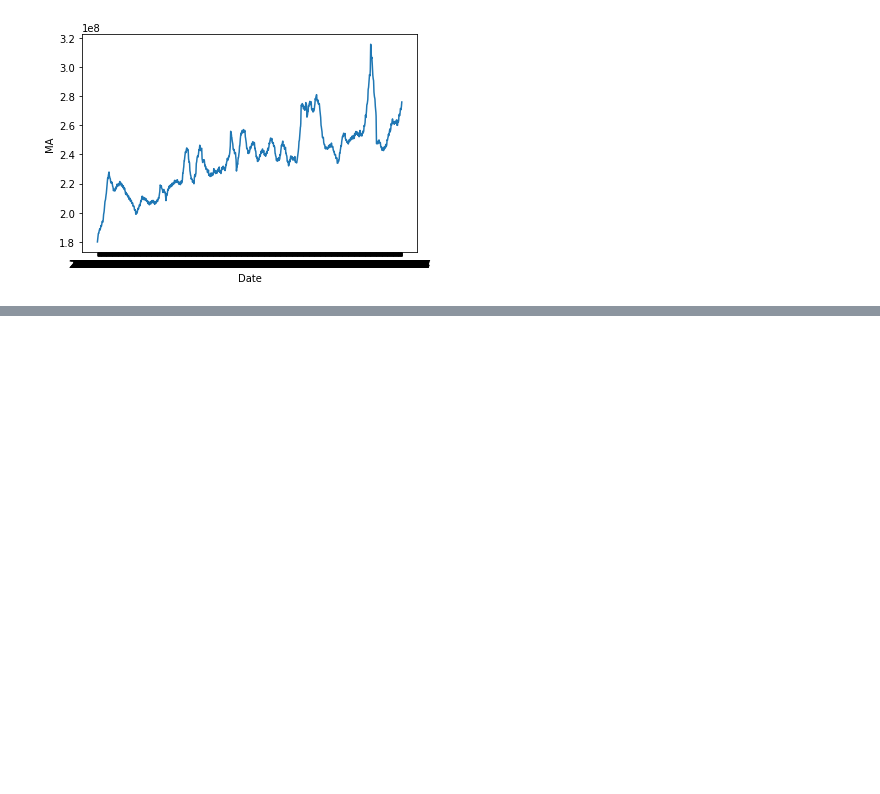
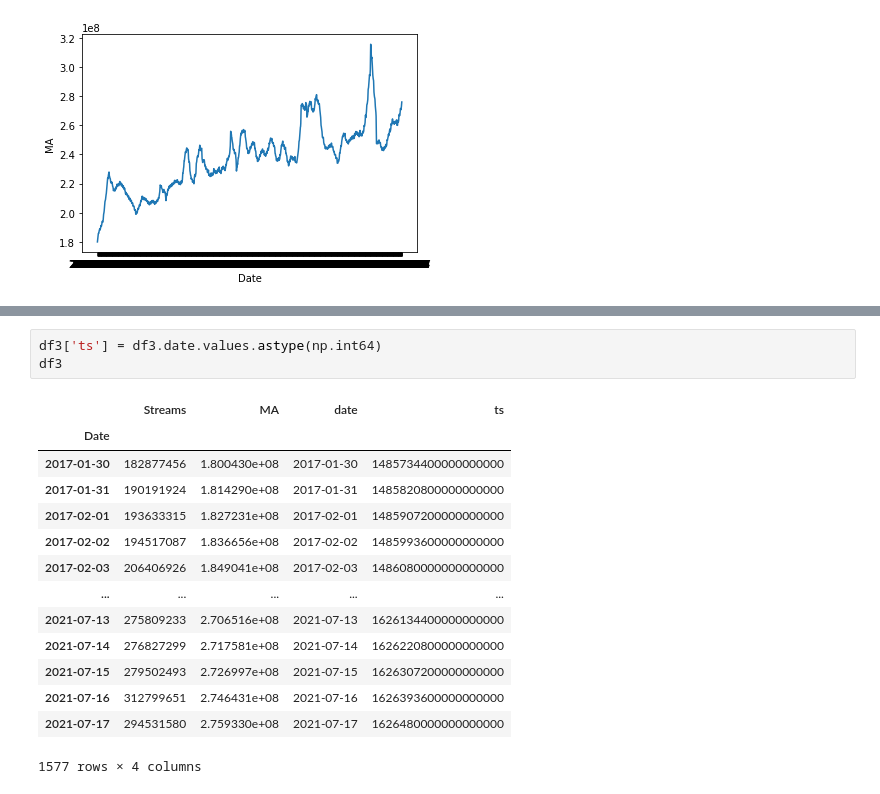
Before and after one commit to Trickster2038/researchSpotify, a Jupyter notebook: research.ipynb, the cells around one changed output, grey strips where cells are left out. Drawn from its saved outputs; the diff is of its cells as text; blank space fills up the shorter version.

```diff
--- a/research.ipynb
+++ b/research.ipynb
@@ -71,0 +134,18 @@ sns.lineplot(x=df3.index, y=df3.MA)
+# %%
+df3['ts'] = df3.date.values.astype(np.int64)
+df3
+# %% [output]
+|  | Streams | MA | date | ts |
+| Date |  |  |  |  |
+| 2017-01-30 | 182877456 | 1.800430e+08 | 2017-01-30 | 1485734400000000000 |
+| 2017-01-31 | 190191924 | 1.814290e+08 | 2017-01-31 | 1485820800000000000 |
+| 2017-02-01 | 193633315 | 1.827231e+08 | 2017-02-01 | 1485907200000000000 |
+| 2017-02-02 | 194517087 | 1.836656e+08 | 2017-02-02 | 1485993600000000000 |
+| 2017-02-03 | 206406926 | 1.849041e+08 | 2017-02-03 | 1486080000000000000 |
+| ... | ... | ... | ... | ... |
+| 2021-07-13 | 275809233 | 2.706516e+08 | 2021-07-13 | 1626134400000000000 |
+| 2021-07-14 | 276827299 | 2.717581e+08 | 2021-07-14 | 1626220800000000000 |
+| 2021-07-15 | 279502493 | 2.726997e+08 | 2021-07-15 | 1626307200000000000 |
+| 2021-07-16 | 312799651 | 2.746431e+08 | 2021-07-16 | 1626393600000000000 |
+| 2021-07-17 | 294531580 | 2.759330e+08 | 2021-07-17 | 1626480000000000000 |
+1577 rows × 4 columns
```
Also changed, not shown: parts of 11 cells of this notebook.
